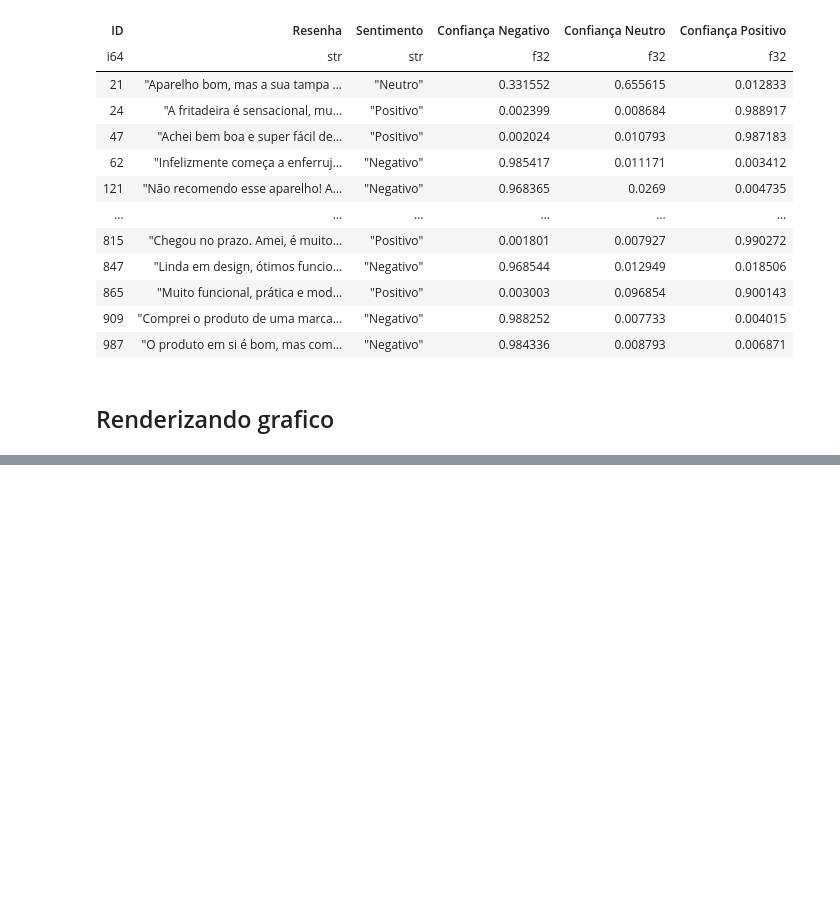
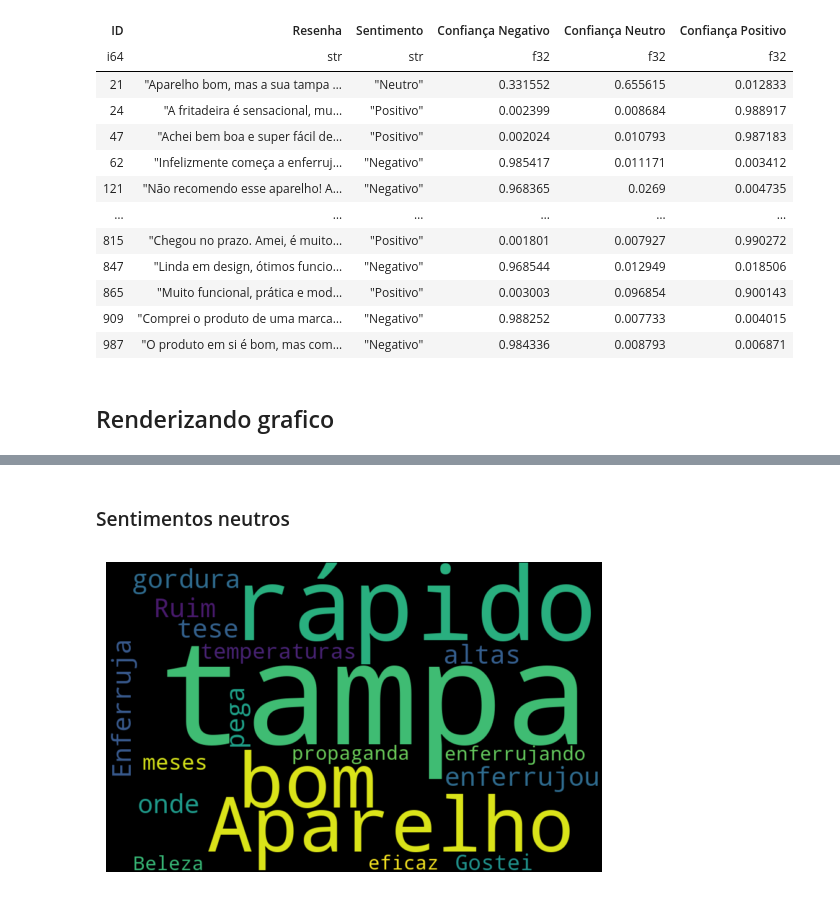
Before and after one commit to lexander91alfa/projeto_com_modelos_hugging_face, a Jupyter notebook: projeto-com-modelos-hugging-face/analise_sentimentos_ptbr.ipynb, the cells around one changed output, grey strips where cells are left out. Drawn from its saved outputs; the diff is of its cells as text; code cells hidden in the pictures; blank space fills up the shorter version.

```diff
--- a/projeto-com-modelos-hugging-face/analise_sentimentos_ptbr.ipynb
+++ b/projeto-com-modelos-hugging-face/analise_sentimentos_ptbr.ipynb
@@ -117,0 +150,6 @@ px.pie(df.to_pandas(), names='Sentimento', title='Distribuição de sentimentos'
+# %% [markdown]
+### Sentimentos neutros
+# %%
+nuvem_palavras(df, 'Neutro')
+# %% [output]
+[figure, added]
```
Also changed, not shown: parts of 8 cells of this notebook, 1 other file.
